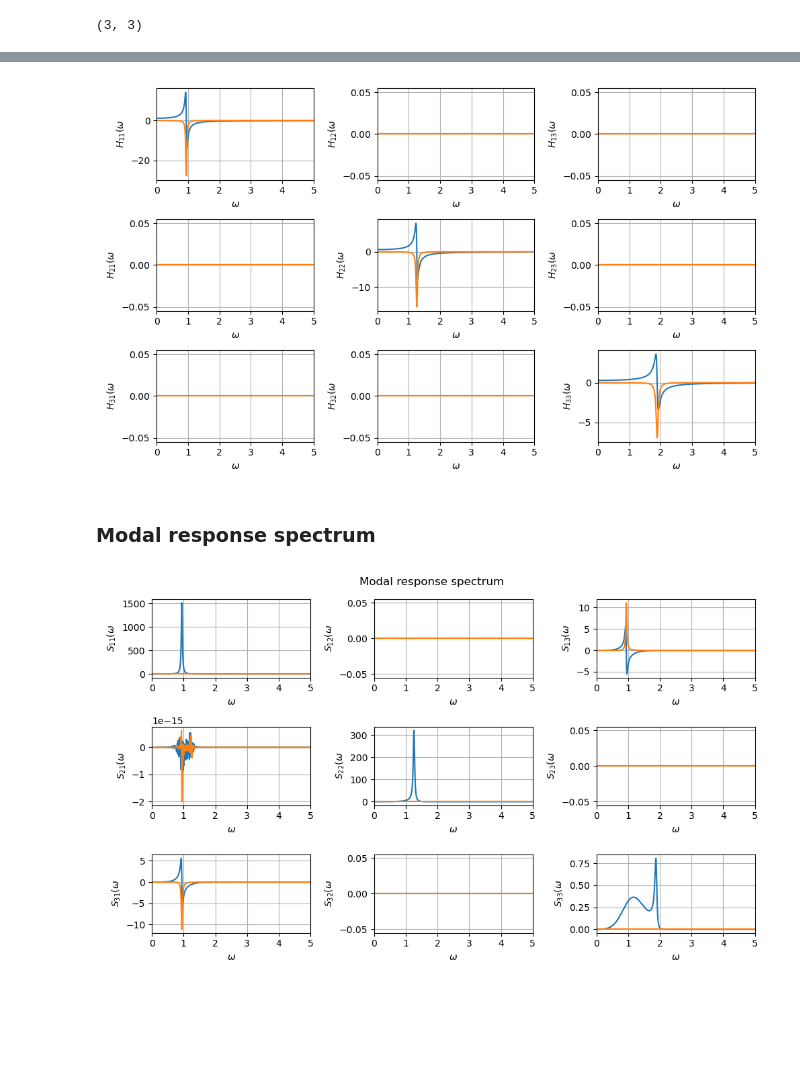
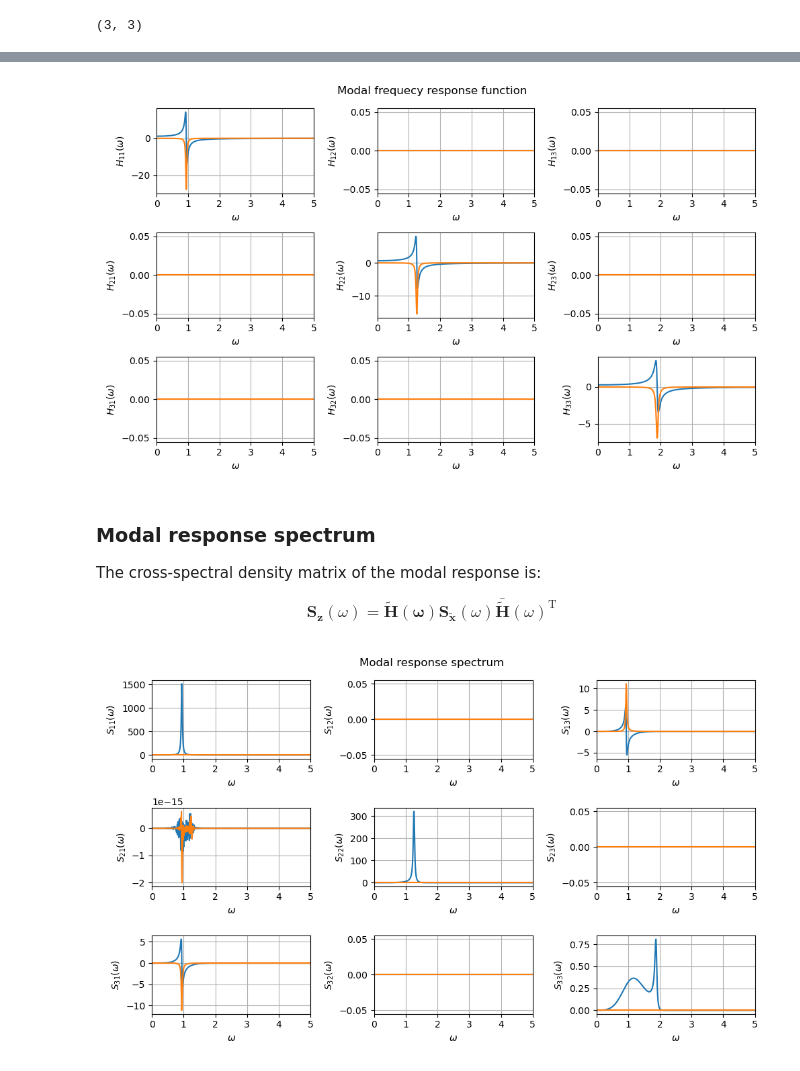
Before and after one commit to oiseth/TKT4108StructuralDynamics2, a Jupyter notebook: python/jupyterNotebooks/Example 4_2 Transmission of random vibrations - MDOF.ipynb, the cells around one changed output, grey strips where cells are left out. Cells and saved outputs as stored; diff of their text form; code cells hidden in the pictures; blank space fills up the shorter version.

```diff
--- a/python/jupyterNotebooks/Example 4_2 Transmission of random vibrations - MDOF.ipynb
+++ b/python/jupyterNotebooks/Example 4_2 Transmission of random vibrations - MDOF.ipynb
@@ -10,6 +50,8 @@ import numpy as np
 from matplotlib import pyplot as plt
 from scipy import linalg as spla
 
+
+# Mode shapes
 Phi_1=[0.7,1,0.7]
 Phi_2=[1.0,0,-1.0]
 Phi_3=[1.0,-0.3,1.0]
@@ -18,23 +60,22 @@ Phi=np.column_stack((Phi_1,Phi_2,Phi_3))
 
 print(np.shape(Phi))
 
-f=[0.15,0.2,0.3]
+f=[0.15,0.2,0.3]  # Natural frequencies
 
 omega_n=2*np.pi*np.array(f)
 
-xi=[0.02,0.02,0.02]
+xi=[0.02,0.02,0.02] # Damping ratios
 
-omega_axis=np.linspace(0.01,5,500)
+omega_axis=np.linspace(0.01,5,500) # Frequency axis
 
-s=.4
-omega_m=1
-S0=np.exp(-(omega_axis-omega_m)**2/s**2)
+# Load spectrum
+omega_m=1.0
+S0=np.exp(-(omega_axis-omega_m)**2/0.4**2)
 
+# Assign to cross-spectral density matrix o diagonal
 Sx=np.zeros((3,3,len(omega_axis)))
-a=1;
 for i in np.arange(3):
-    if i==1: Sx[i,i,:]=S0*a
-    else: Sx[i,i,:]=S0
+    Sx[i,i,:]=S0
 # %% [output]
 (3, 3)
 # %% [markdown]
@@ -42,5 +85,4 @@ for i in np.arange(3):
 # %%
-
 # Plot
 fig, axs = plt.subplots(3, 3,figsize=(10, 6))
 
@@ -48,9 +90,10 @@ for i in np.arange(3):
     for j in np.arange(3):
         axs[i,j].plot(omega_axis,Sx[i,j,:])
         axs[i,j].set_xlabel(r'$\omega$')
-        axs[i,j].set_ylabel(r'$S_{' + str(i+1) + str(j+1) + '} (\omega$')
+        axs[i,j].set_ylabel(r'$S_{' + str(i+1) + str(j+1) + '} (\omega)$')
         axs[i,j].set_xlim(0,5)
         axs[i,j].grid(True)
 
+fig.suptitle('Load spectrum')
 plt.tight_layout()
 # %% [output]
@@ -69,9 +126,10 @@ for i in np.arange(3):
     for j in np.arange(3):
         axs[i,j].plot(omega_axis,Sx_modal[i,j,:])
         axs[i,j].set_xlabel(r'$\omega$')
-        axs[i,j].set_ylabel(r'$S_{' + str(i+1) + str(j+1) + '} (\omega$')
+        axs[i,j].set_ylabel(r'$S_{' + str(i+1) + str(j+1) + '} (\omega)$')
         axs[i,j].set_xlim(0,5)
         axs[i,j].grid(True)
 
+fig.suptitle('Modal load spectrum')
 plt.tight_layout()
 # %% [output]
@@ -81,28 +158,39 @@ plt.tight_layout()
 # %%
 H_modal=np.zeros((3,3,len(omega_axis)),dtype=complex)
 for k in np.arange(len(omega_axis)):
     tmp=-omega_axis[k]**2*np.eye(3)+1j*omega_axis[k]*2*np.diag(omega_n)*np.diag(xi)+np.diag(omega_n)**2
     H_modal[:,:,k]=np.linalg.inv(tmp)
 
 
 # Plot
 fig, axs = plt.subplots(3, 3,figsize=(10, 6))
 
 for i in np.arange(3):
     for j in np.arange(3):
         axs[i,j].plot(omega_axis,np.real(H_modal[i,j,:]))
         axs[i,j].plot(omega_axis,np.imag(H_modal[i,j,:]))
         axs[i,j].set_xlabel(r'$\omega$')
         #axs[i,j].set_ylabel(r'$H_{11}$')
-        axs[i,j].set_ylabel(r'$H_{' + str(i+1) + str(j+1) + '} (\omega$')
+        axs[i,j].set_ylabel(r'$H_{' + str(i+1) + str(j+1) + '} (\omega)$')
         axs[i,j].set_xlim(0,5)
         axs[i,j].grid(True)
 
+fig.suptitle('Modal frequecy response function')
 plt.tight_layout()
 # %% [output]
-[figure, old version]
+[figure, new version]
 # %% [markdown]
 ### Modal response spectrum
+
+The cross-spectral density matrix of the modal response is:
+
+$$
+\mathbf{S}_\mathbf{z}(\omega)
+=
+\mathbf{\tilde{H} (\omega) }
+\mathbf{S}_\mathbf{\tilde{x}}(\omega)
+\bar{\mathbf{\tilde{H}}} (\omega)^\text{T}
+$$
 # %%
 Sz=np.zeros((3,3,len(omega_axis)),dtype=complex)
 for k in np.arange(len(omega_axis)):
```
Also changed, not shown: parts of 13 cells of this notebook, 3 other files.
